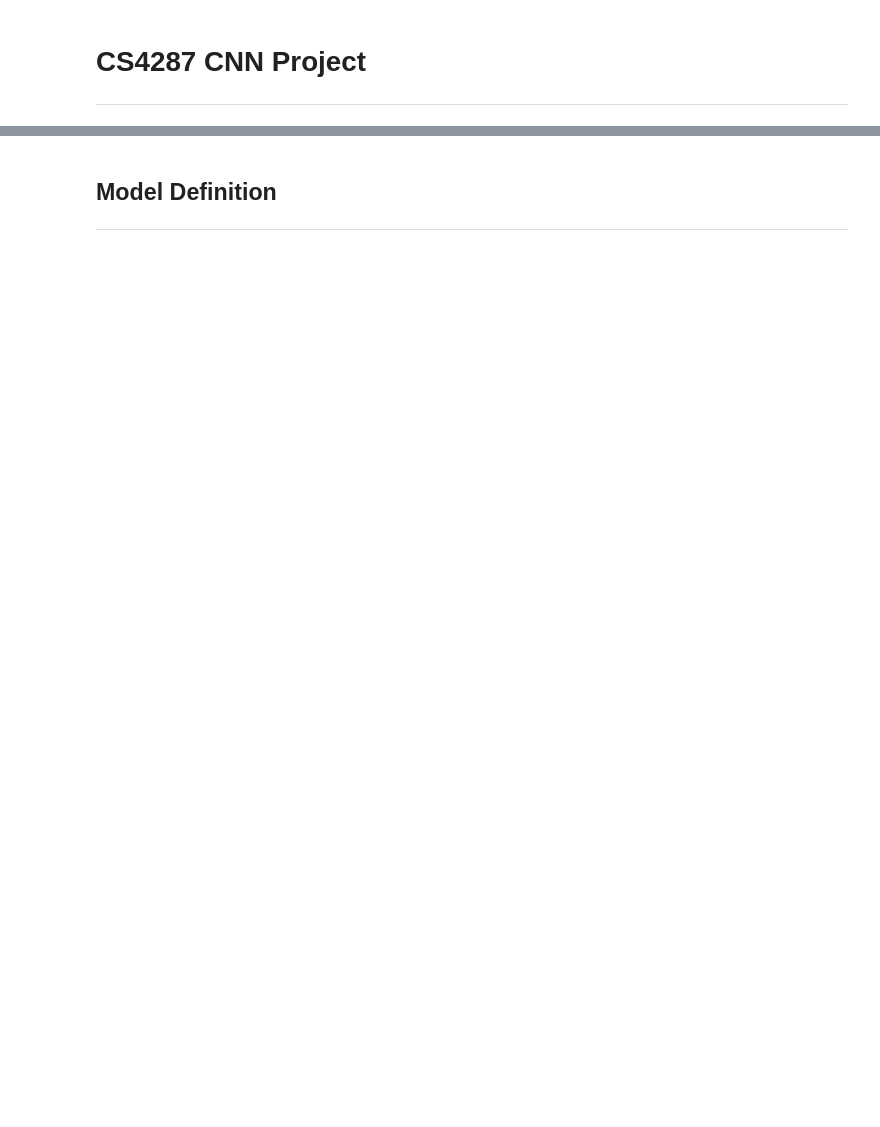
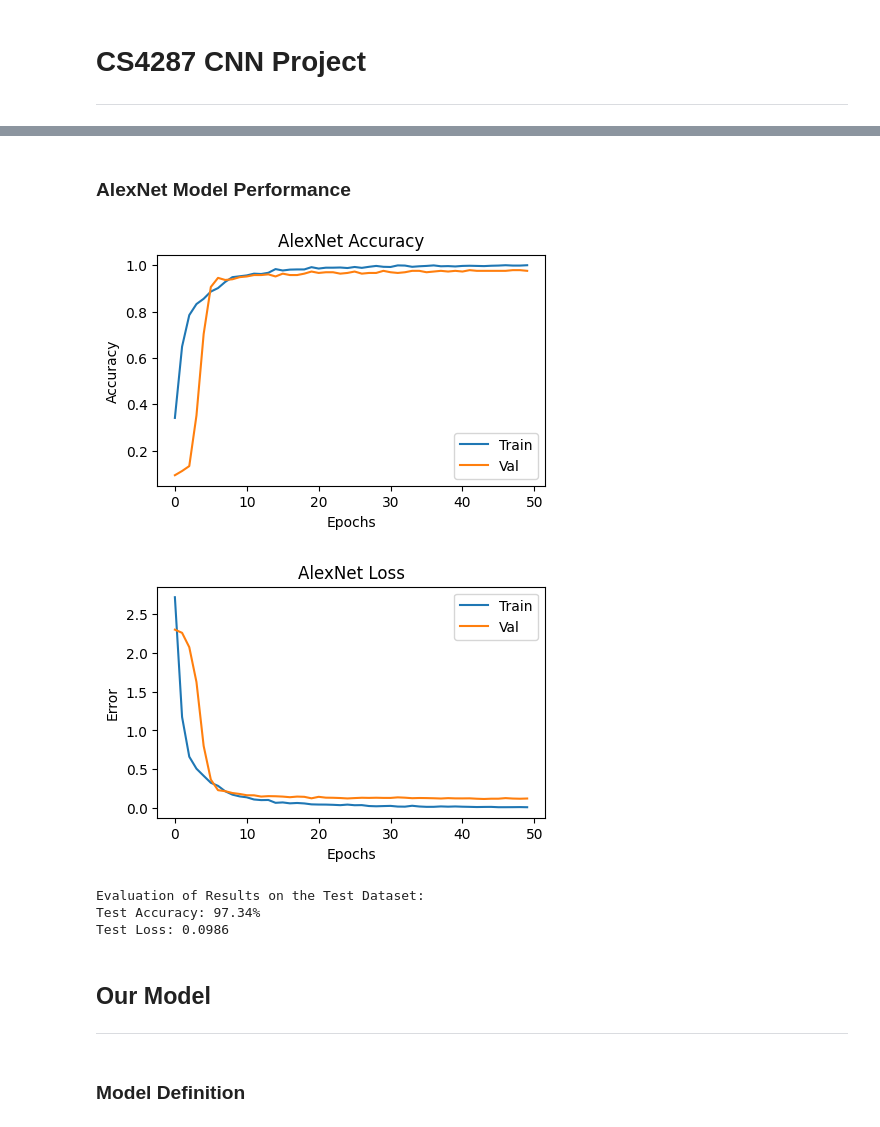
Before and after one commit to TZajas/CS4287-CNN-Project, a Jupyter notebook: CS4287_Assign2_20278748_20272626_20273118.ipynb, the cells around one changed output, grey strips where cells are left out. Saved outputs shown, nothing was run; the diff lists cells and outputs as text; code cells hidden in the pictures; blank space fills up the shorter version.

```diff
--- a/CS4287_Assign2_20278748_20272626_20273118.ipynb
+++ b/CS4287_Assign2_20278748_20272626_20273118.ipynb
@@ -31,0 +230,17 @@ import tensorflow as tf
+# %%
+# Recording the start time
+alex_net_start_time = time.time()
+
+# Fitting AlexNet Model
+alex_net_history = alex_net_model.fit(X_train_alex, y_train_alex, epochs=50,
+                                      batch_size=16, validation_split=0.2)
+# prev batch 32, prev epoch 30. drop off? SGDM, Adam
+
+# Recording the end time
+alex_net_end_time = time.time()
+
+# Calculating training time
+alex_net_training_time = alex_net_end_time - alex_net_start_time
+
+# Printing time it took to train
+print(f"Training time: {alex_net_training_time:.2f} seconds")
@@ -32,4 +265,51 @@ import tensorflow as tf
+# %% [markdown]
+### AlexNet Model Performance
+# %%
+# Extract training accuracy and loss values
+alex_net_training_accuracy = alex_net_history.history['accuracy']
+alex_net_training_loss = alex_net_history.history['loss']
+
+# Extract validation accuracy and loss values
+alex_net_validation_accuracy = alex_net_history.history['val_accuracy']
+alex_net_validation_loss = alex_net_history.history['val_loss']
+
+# Plotting Model Accuracy
+plt.figure(figsize=(5, 3))
+plt.plot(alex_net_training_accuracy)
+plt.plot(alex_net_validation_accuracy)
+plt.title("AlexNet Accuracy")
+plt.ylabel("Accuracy")
+plt.xlabel("Epochs")
+plt.legend(["Train", "Val"], loc="lower right")
+plt.show()
+
+# Plotting Model Loss
+plt.figure(figsize=(5, 3))
+plt.plot(alex_net_training_loss)
+plt.plot(alex_net_validation_loss)
+plt.title('AlexNet Loss')
+plt.ylabel('Error')
+plt.xlabel('Epochs')
+plt.legend(['Train', 'Val'], loc='upper right')
+plt.show()
+
+# Evaluate the model on the test set
+alex_net_test_loss, alex_net_test_accuracy = alex_net_model.evaluate(X_test_alex, y_test_alex, verbose=0)
+
+# Print the test accuracy
+print('Evaluation of Results on the Test Dataset:')
+print(f'Test Accuracy: {alex_net_test_accuracy * 100:.2f}%')
+# Print the test loss
+print(f'Test Loss: {alex_net_test_loss:.4f}')
+# %% [output]
+[figure, added]
+[figure, added]
+Evaluation of Results on the Test Dataset:
+Test Accuracy: 97.34%
+Test Loss: 0.0986
+# %% [markdown]
+## **Our Model**
+
+---
 # %% [markdown]
-## Model Definition
-
----
+### Model Definition
```
Also changed, not shown: parts of 23 cells of this notebook.
